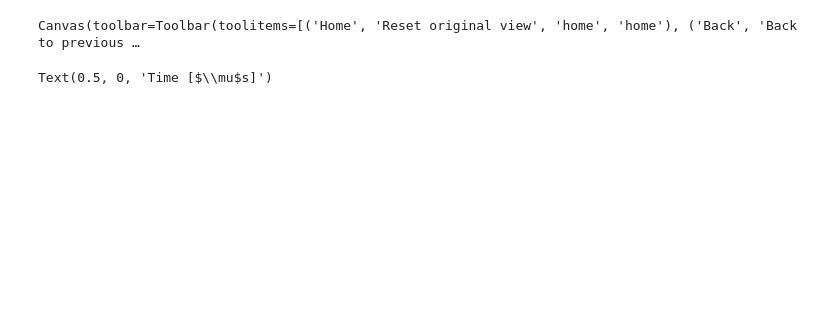
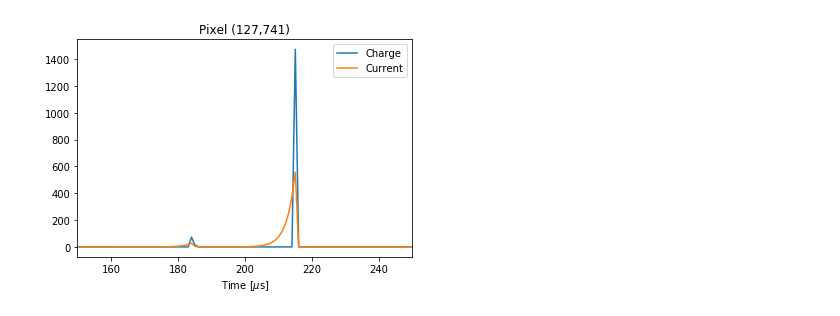
Before and after one commit to DUNE/larnd-sim, a Jupyter notebook: Detsim module test.ipynb, the cells around one changed output. Saved outputs shown, nothing was run; the diff lists cells and outputs as text; code cells hidden in the pictures; blank space fills up the shorter version.

```diff
--- a/Detsim module test.ipynb
+++ b/Detsim module test.ipynb
@@ -90,12 +86,11 @@ True
 # %%
 fig, ax = plt.subplots(1,1)
 pixelID = tpc.getPixelFromCoordinates(-112,72.5)
-ax.plot(tpc.anode_t, tpc.activePixels[tpc.activePixelsIDs.index(pixelID)].charge, label='Charge')
-ax.plot(tpc.anode_t, tpc.activePixels[tpc.activePixelsIDs.index(pixelID)].current*10, label='Current')
+ax.plot(tpc.anode_t, tpc.activePixels[pixelID].charge, label='Charge')
+ax.plot(tpc.anode_t, tpc.activePixels[pixelID].current*10, label='Current')
 ax.set_xlim(150,250)
 ax.set_title("Pixel (%i,%i)" % (pixelID[0], pixelID[1]))
 ax.set_xlabel("Time [$\mu$s]")
-_
+_ = ax.legend()
 # %% [output]
-Canvas(toolbar=Toolbar(toolitems=[('Home', 'Reset original view', 'home', 'home'), ('Back', 'Back to previous …
-Text(0.5, 0, 'Time [$\\mu$s]')
+[figure, added]
```
Also changed, not shown: parts of 4 cells of this notebook, 1 other file.
